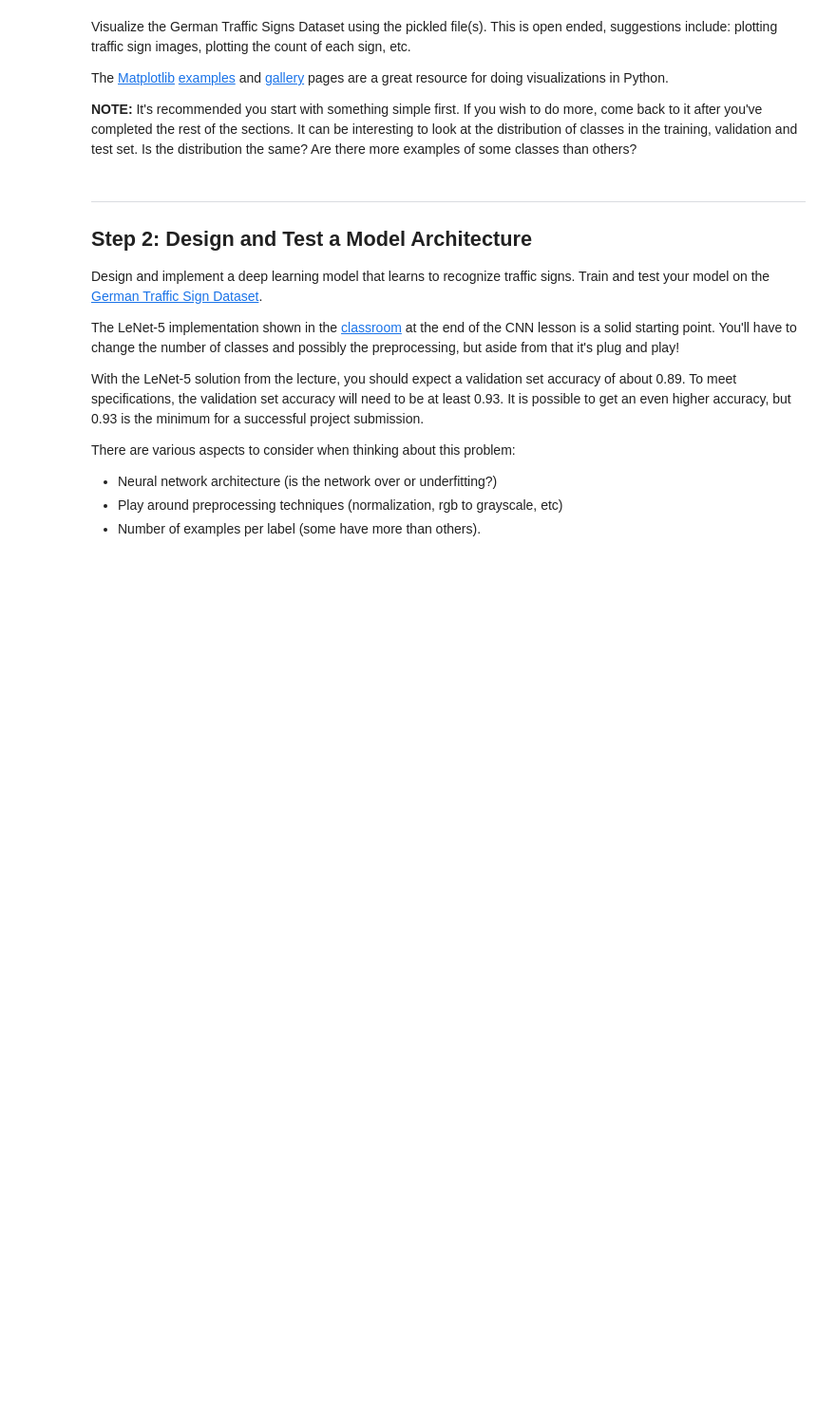
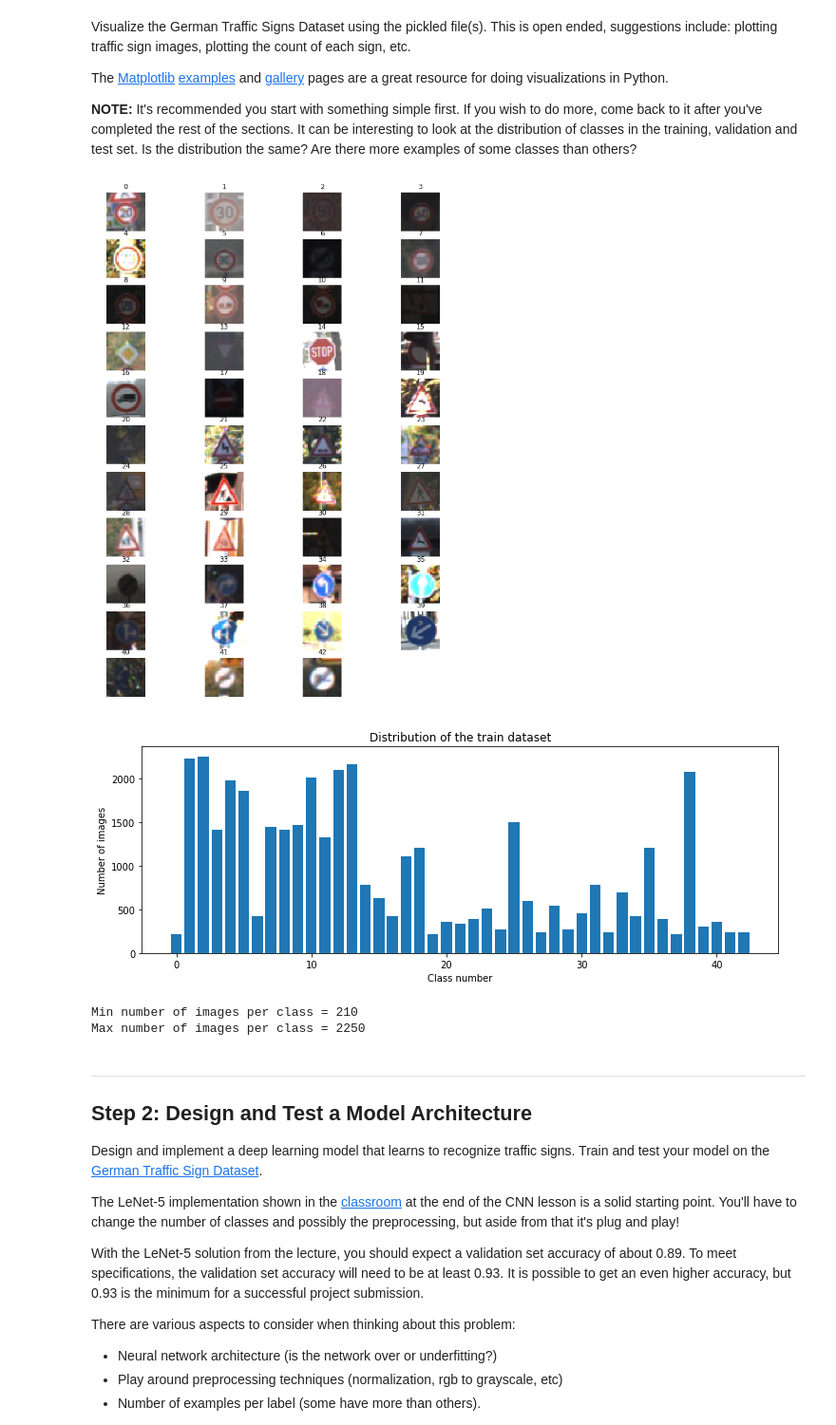
Before and after one commit to SherazT/UdacityP2, a Jupyter notebook: Traffic_Sign_Classifier.ipynb, the cells around one changed output. Shown: that part at 95% size. Drawn from its saved outputs; the diff is of its cells as text; code cells hidden in the pictures; blank space fills up the shorter version.

Commit message:
training don

```diff
--- a/Traffic_Sign_Classifier.ipynb
+++ b/Traffic_Sign_Classifier.ipynb
@@ -76,0 +62,19 @@ X_test, y_test = test['features'], test['labels']
+# %%
+# TODO: Number of training examples
+n_train = len(y_train)
+
+# TODO: Number of testing examples.
+n_test = len(y_test)
+
+# TODO: What's the shape of an traffic sign image?
+image_shape = image_shape = X_train.shape
+
+# TODO: How many unique classes/labels there are in the dataset.
+n_classes = len(np.unique(y_train))
+
+img_size=X_train.shape[1] #Size of input images
+
+print("Number of training examples =", n_train)
+print("Number of testing examples =", n_test)
+print("Image data shape =", image_shape)
+print("Number of classes =", n_classes)
@@ -93,3 +94,38 @@ import csv
+# %%
+### Data exploration visualization code goes here.
+### Feel free to use as many code cells as needed.
+import matplotlib.pyplot as plt
+import csv
+
+# Visualizations will be shown in the notebook.
+%matplotlib inline
+
+num_of_samples=[]
+plt.figure(figsize=(12, 16.5))
+for i in range(0, n_classes):
+    plt.subplot(11, 4, i+1)
+    x_selected = X_train[y_train == i]
+    plt.imshow(x_selected[0, :, :, :])
+    plt.title(i)
+    plt.axis('off')
+    num_of_samples.append(len(x_selected))
+plt.show()
+
+#Plot number of images per class
+plt.figure(figsize=(12, 4))
+plt.bar(range(0, n_classes), num_of_samples)
+plt.title("Distribution of the train dataset")
+plt.xlabel("Class number")
+plt.ylabel("Number of images")
+plt.show()
+
+print("Min number of images per class =", min(num_of_samples))
+print("Max number of images per class =", max(num_of_samples))
+# %% [output]
+[figure, added]
+[figure, added]
+Min number of images per class = 210
+Max number of images per class = 2250
 # %% [markdown]
 ----
 
```
Also changed, not shown: parts of 10 cells of this notebook.
